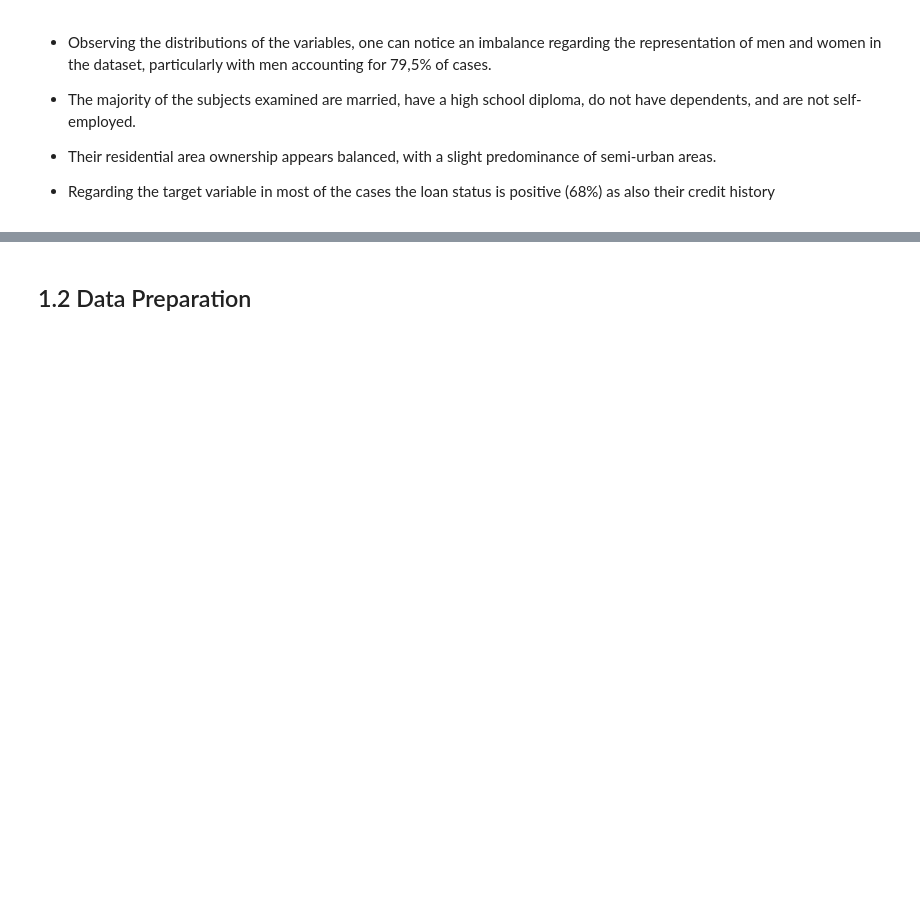
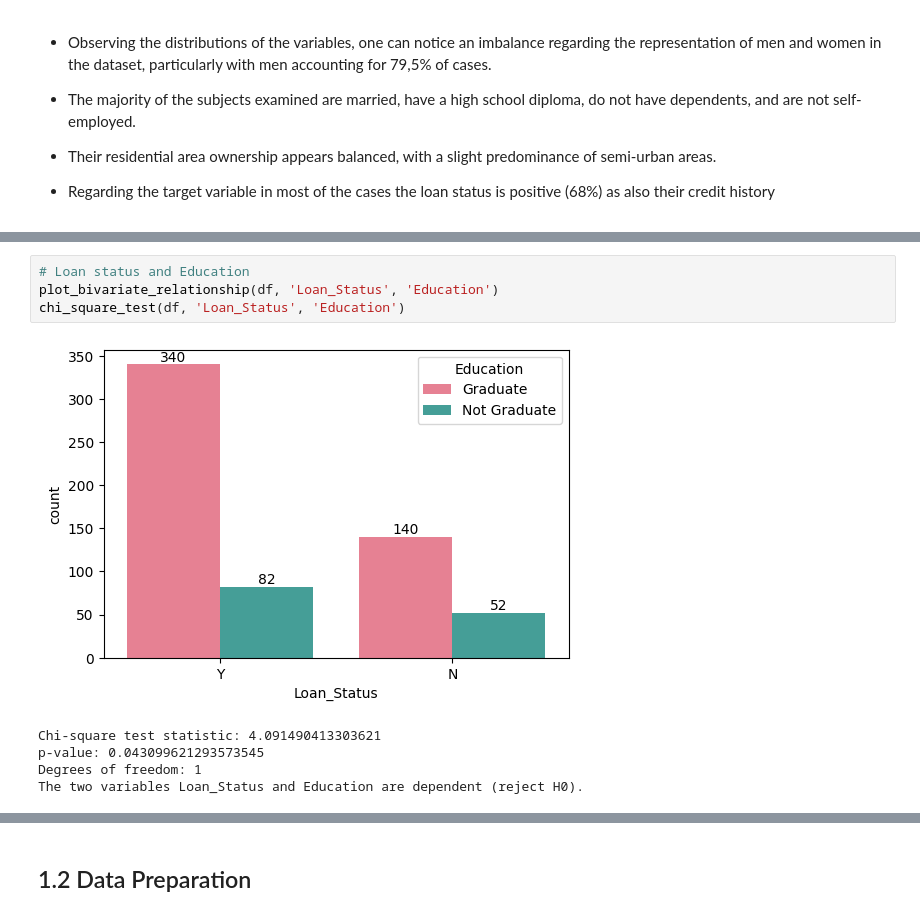
Before and after one commit to NiccoloMarzi/Ethics-in-AI, a Jupyter notebook: loan_eligibility.ipynb, the cells around one changed output, grey strips where cells are left out. Cells and saved outputs as stored; diff of their text form; blank space fills up the shorter version.

```diff
--- a/loan_eligibility.ipynb
+++ b/loan_eligibility.ipynb
@@ -134,0 +200,10 @@ plot_column_distributions(df[continuos_columns], palette, "continue")
+# %%
+# Loan status and Education
+plot_bivariate_relationship(df, 'Loan_Status', 'Education')
+chi_square_test(df, 'Loan_Status', 'Education')
+# %% [output]
+[figure, added]
+Chi-square test statistic: 4.091490413303621
+p-value: 0.043099621293573545
+Degrees of freedom: 1
+The two variables Loan_Status and Education are dependent (reject H0).
```
Also changed, not shown: parts of 50 cells of this notebook.
